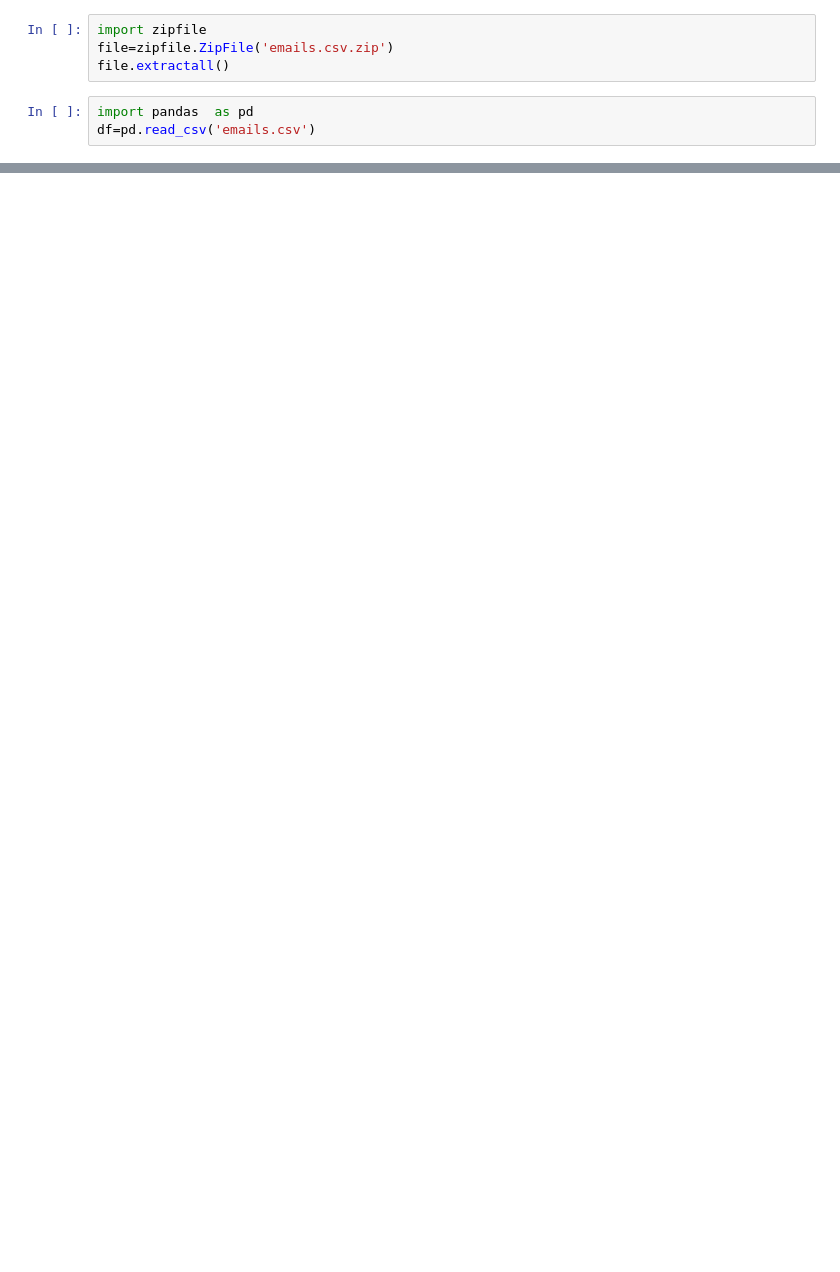
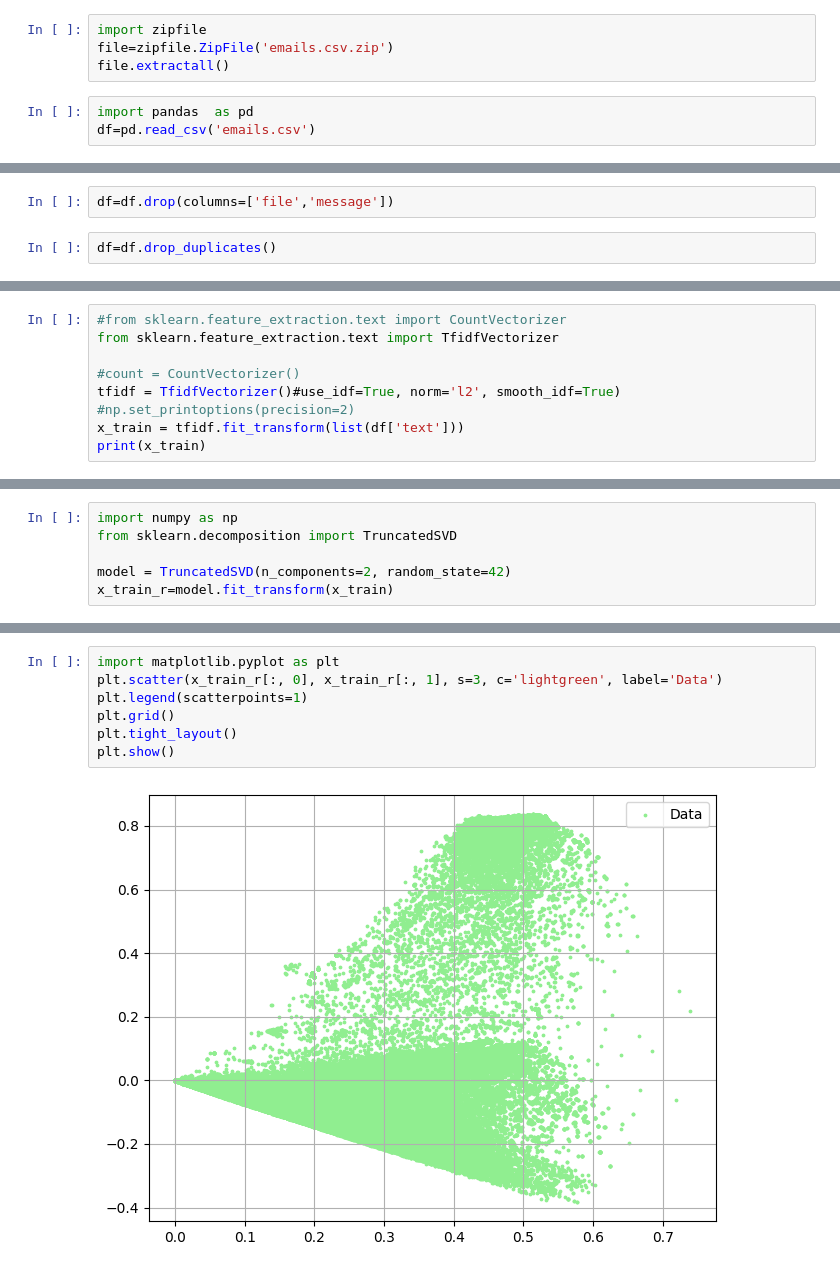
Before and after one commit to shab-sa/cs_internship, a Jupyter notebook: Step9/Fraud Detection copy 2.ipynb, the cells around one changed output, grey strips where cells are left out. Cells and saved outputs as stored; diff of their text form; blank space fills up the shorter version.

```diff
--- a/Step9/Fraud Detection copy 2.ipynb
+++ b/Step9/Fraud Detection copy 2.ipynb
@@ -189,0 +29,4 @@ print(score)
+# %%
+df=df.drop(columns=['file','message'])
+# %%
+df=df.drop_duplicates()
@@ -189,0 +59,9 @@ print(score)
+# %%
+#from sklearn.feature_extraction.text import CountVectorizer
+from sklearn.feature_extraction.text import TfidfVectorizer
+
+#count = CountVectorizer()
+tfidf = TfidfVectorizer()#use_idf=True, norm='l2', smooth_idf=True)
+#np.set_printoptions(precision=2)
+x_train = tfidf.fit_transform(list(df['text']))
+print(x_train)
@@ -189,0 +86,6 @@ print(score)
+# %%
+import numpy as np
+from sklearn.decomposition import TruncatedSVD
+
+model = TruncatedSVD(n_components=2, random_state=42)
+x_train_r=model.fit_transform(x_train)
@@ -189,0 +100,9 @@ print(score)
+# %%
+import matplotlib.pyplot as plt
+plt.scatter(x_train_r[:, 0], x_train_r[:, 1], s=3, c='lightgreen', label='Data')
+plt.legend(scatterpoints=1)
+plt.grid()
+plt.tight_layout()
+plt.show()
+# %% [output]
+[figure, added]
```
Also changed, not shown: parts of 35 cells of this notebook.
